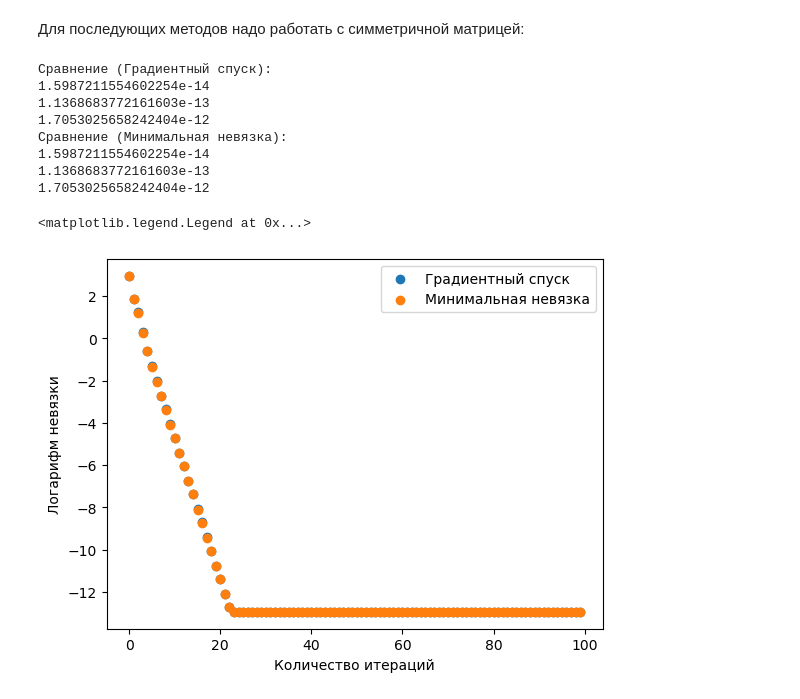
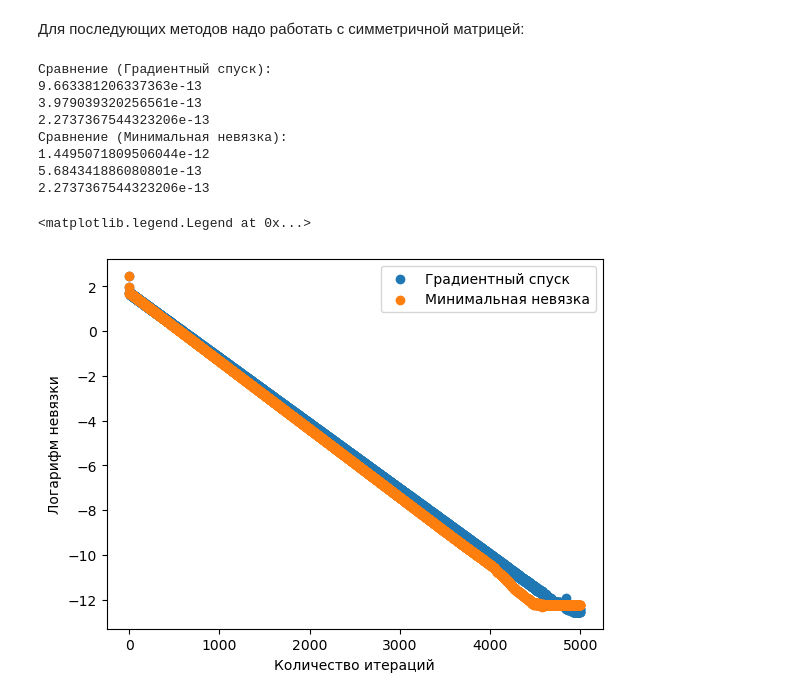
Before and after one commit to princess-oregano/computational_math, a Jupyter notebook: lin_eq/lin_eq.ipynb, the cells around one changed output. Saved outputs shown, nothing was run; the diff lists cells and outputs as text; code cells hidden in the pictures.

```diff
--- a/lin_eq/lin_eq.ipynb
+++ b/lin_eq/lin_eq.ipynb
@@ -56,36 +56,11 @@ def initialMatrix():
 
     return matA
 
-n = 100
-
-def initialMatrix():
-    a    = lambda i: 10
-    b_ij = lambda i: 1/i
-    f_i  = lambda i: i
-
-    matxA = np.zeros((n, n))
-    matxF = np.arange(1, n+1)
-
-    def fill_matxA(mx):
-        num_rows, num_cols = mx.shape
-        for row in range(num_rows):
-            for col in range(num_cols):
-                if row > col:
-                    mx[row][col] = b_ij(row+1)
-                elif row == col:
-                    mx[row][col] = a(row+1)
-                elif row + 1 == col and row + 1 < n:
-                    mx[row][col] = b_ij(row+1)
-
-    fill_matxA(matxA)
-
-    return matxA
-
 def initialFreevec():
     f_i = lambda i: i+1
 
-    vecF = np.empty([n])
-    for idx in range(0, n):
+    vecF = np.empty([n + 1])
+    for idx in range(0, n + 1):
         vecF[idx] = f_i(idx)
 
     return vecF
@@ -355,36 +335,36 @@ def min_res(matrix, res):
 # %%
 def test(method, n_iter, name):
     A = initialMatrix()
     A_transpose = np.transpose(A)
     A = np.matmul(A_transpose, A)
     f = np.matmul(A_transpose, initialFreevec())
 
     values, vectors = np.linalg.eig(A)
 
     roots, diff = soleFpi(n_iter, method, A, f)
     ref_roots = np.linalg.solve(A, f)
 
     print(f"Сравнение ({name}):")
     print(norm(roots - ref_roots))
     print(norm(np.matmul(A, roots) - f))
     print(norm(np.matmul(A, ref_roots) - f))
 
     plt.scatter(range(0, len(diff)), np.log10(diff), label=name)
 
-test(grad_desc, 100, "Градиентный спуск")
-test(min_res, 100, "Минимальная невязка")
+test(grad_desc, 5000, "Градиентный спуск")
+test(min_res, 5000, "Минимальная невязка")
 
 plt.xlabel("Количество итераций")
 plt.ylabel("Логарифм невязки")
 plt.legend()
 # %% [output]
 Сравнение (Градиентный спуск):
-1.5987211554602254e-14
-1.1368683772161603e-13
-1.7053025658242404e-12
+9.663381206337363e-13
+3.979039320256561e-13
+2.2737367544323206e-13
 Сравнение (Минимальная невязка):
-1.5987211554602254e-14
-1.1368683772161603e-13
-1.7053025658242404e-12
+1.4495071809506044e-12
+5.684341886080801e-13
+2.2737367544323206e-13
 <matplotlib.legend.Legend at 0x...>
-[figure, old version]
+[figure, new version]
```
Also changed, not shown: parts of 4 cells of this notebook.
